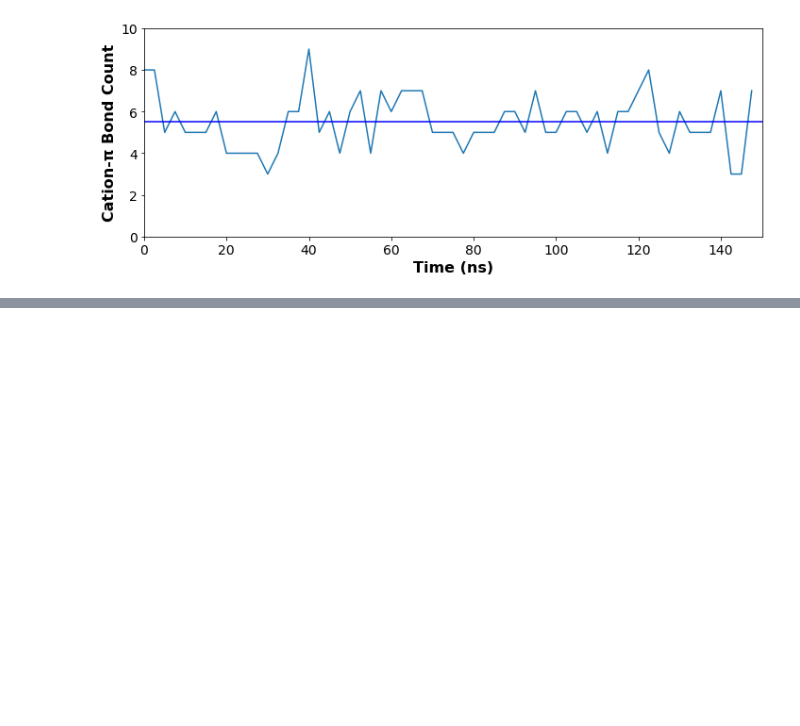
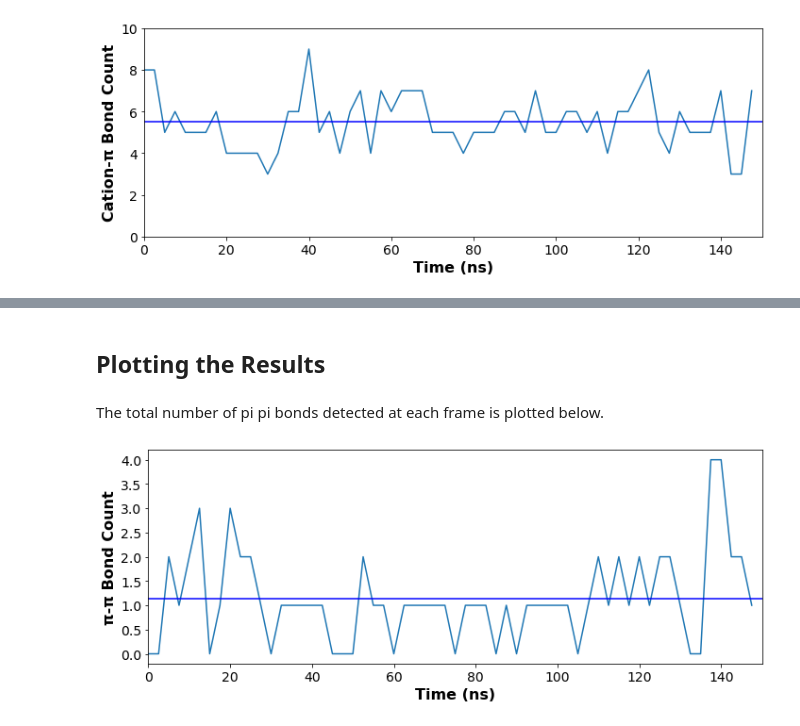
Before and after one commit to Jacob608/Cation-Pi-Bond-Detection-MDAnalysis-for-Proteins, a Jupyter notebook: cation_pi_analysis_demo.ipynb, the cells around one changed output, grey strips where cells are left out. Cells and saved outputs as stored; diff of their text form; code cells hidden in the pictures; blank space fills up the shorter version.

Commit message:
Completed pi_pi_analysis.py and added to demo

```diff
--- a/cation_pi_analysis_demo.ipynb
+++ b/cation_pi_analysis_demo.ipynb
@@ -146,0 +159,7 @@ plt.show()
+# %%
+pi_pi_bonds = PiPiBondAnalysis(
+    universe=u,
+    pi_sel="resname TYR and (name CG CD1 CD2 CE1 CE2 CZ)",
+    p_p_cutoff=6.0,
+    update_selections=True
+)
@@ -146,0 +168,5 @@ plt.show()
+# %%
+pi_pi_bonds.run(verbose=True,
+                         start=None,
+                         stop=None,
+                         step=1)
@@ -146,0 +246,19 @@ plt.show()
+# %% [markdown]
+## Plotting the Results
+# %% [markdown]
+The total number of pi pi bonds detected at each frame is plotted below.
+# %%
+fig = plt.figure(figsize=([10,4]))
+plt.plot(pi_pi_bonds.times/1000, pi_pi_bonds.results['pi_pi_bond_counts'])
+plt.axhline(y=sum(pi_pi_bonds.results['pi_pi_bond_counts'])/len(pi_pi_bonds.results['pi_pi_bond_counts']),label=None,c='blue')
+plt.xlabel('Time (ns)',fontweight='bold',fontsize=16)
+plt.ylabel(f'\u03C0-\u03C0 Bond Count',fontweight='bold',fontsize=16)
+# plt.ylim([0,10])
+plt.xlim([0,150])
+plt.xticks(fontsize=14)
+plt.yticks(fontsize=14)
+plt.tight_layout()
+plt.savefig(f'{out_path}/pi_pi_150ns_plot.jpeg') # Print plot to {out_path}/pi_pi_150ns_plot.jpeg
+plt.show()
+# %% [output]
+[figure, added]
```
Also changed, not shown: parts of 16 cells of this notebook, 2 other files.
